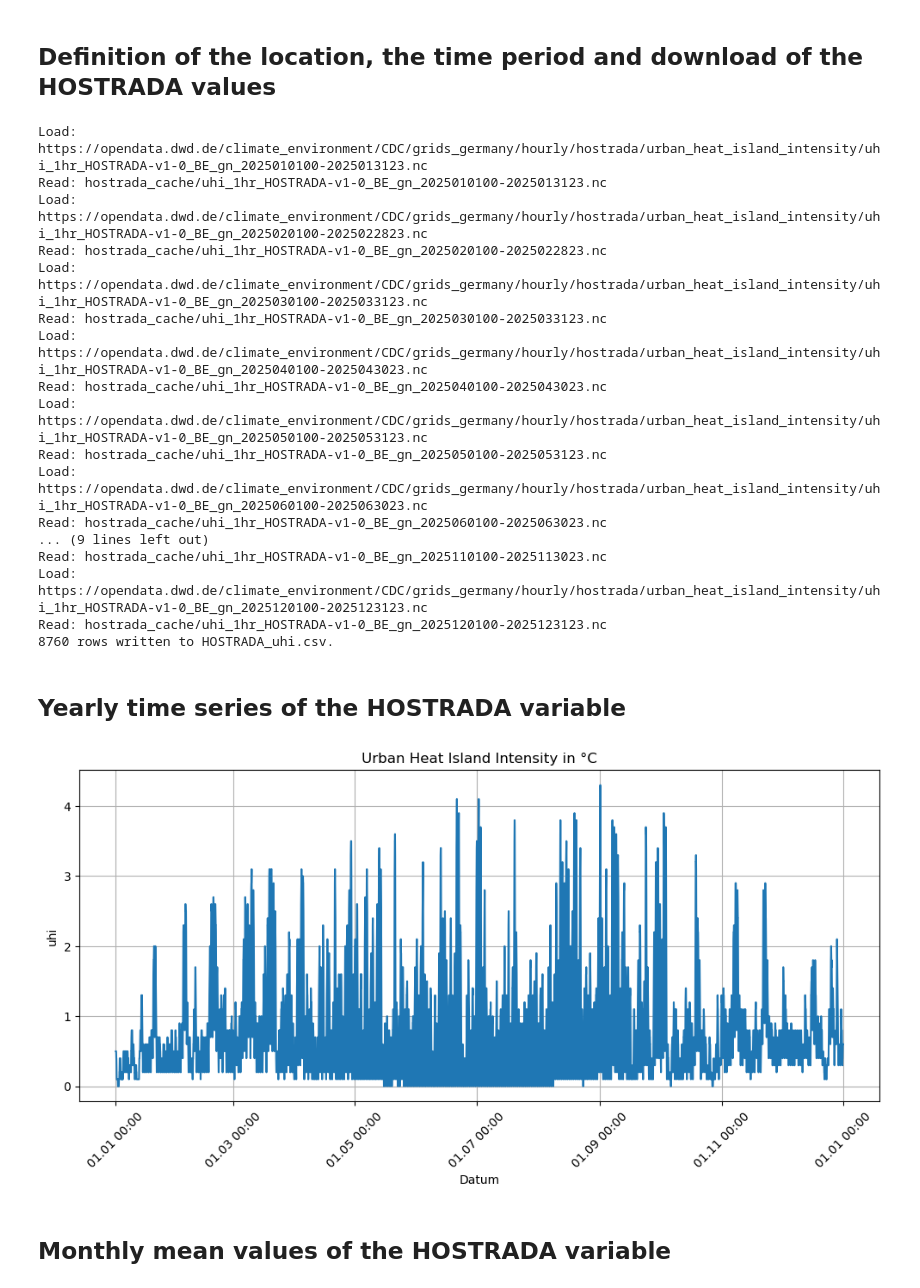
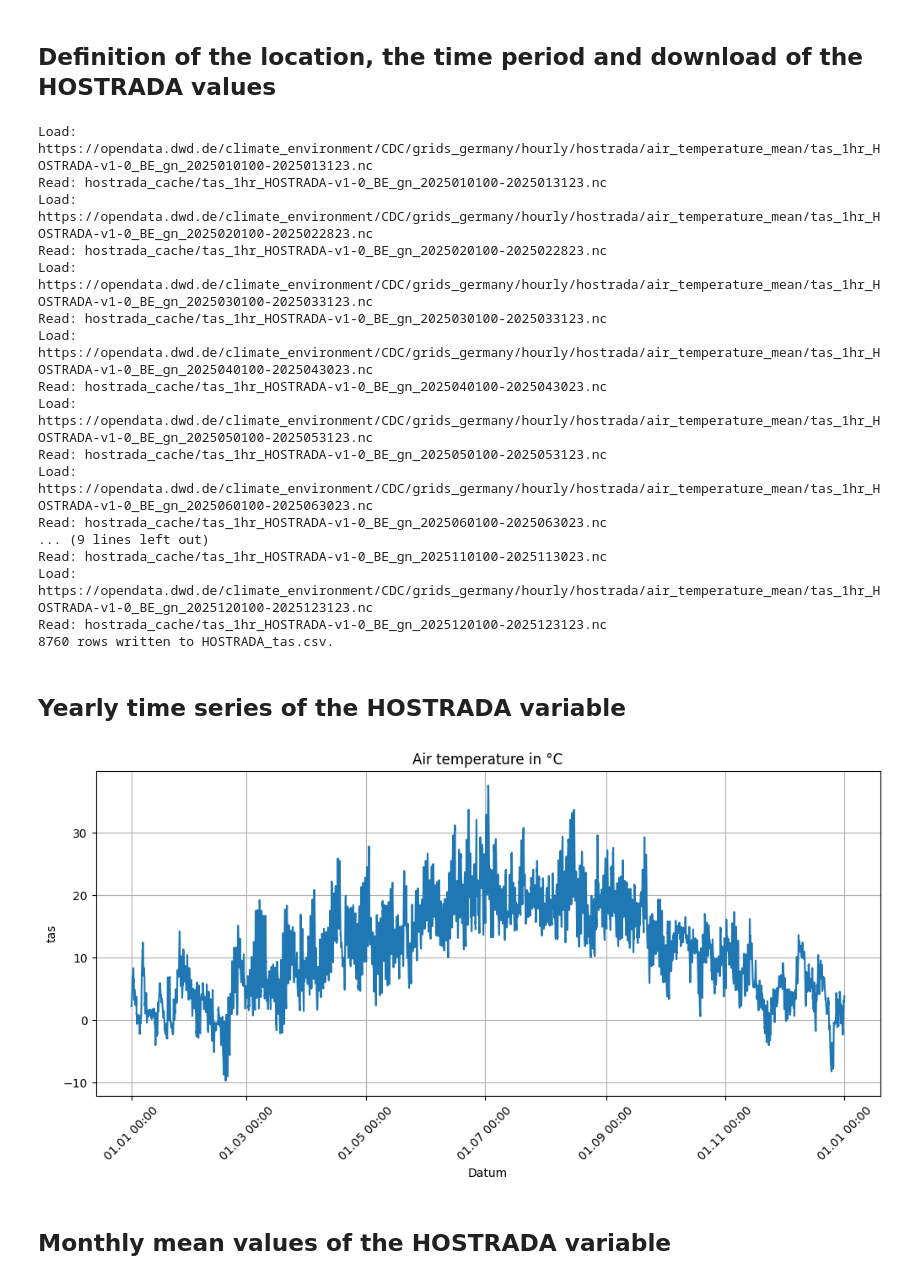
Before and after one commit to UdK-VPT/hostrada4py, a Jupyter notebook: hostradaPoint.ipynb, the cells around one changed output. Drawn from its saved outputs; the diff is of its cells as text; code cells hidden in the pictures.

```diff
--- a/hostradaPoint.ipynb
+++ b/hostradaPoint.ipynb
@@ -20,3 +10,13 @@ HOSTRADA_VAR = "uhi" # Urban Heat Island Intensity
+# %%
+HOSTRADA_VAR = "tas" # Outside air temperature
+#HOSTRADA_VAR = "sfcWind" # Wind speed
+#HOSTRADA_VAR = "sfcWind_direction" # Wind direction
+#HOSTRADA_VAR = "uhi" # Urban Heat Island Intensity
+#HOSTRADA_VAR = "rsds" # Global radiation
+#HOSTRADA_VAR = "clt" # Cloud cover
+#HOSTRADA_VAR = "hurs" # Relative humidity
+#HOSTRADA_VAR = "mixr" # Water vapor mixing ratio
+#HOSTRADA_VAR = "tdew" # Dew point temperature
 # %% [markdown]
 ## Definition of the location, the time period and download of the HOSTRADA values
 # %%
@@ -51,23 +51,23 @@ fn = "HOSTRADA_" + HOSTRADA_VAR + ".csv"
 df.to_csv(fn, index=False)
 print(f"{len(df)} rows written to {fn}.")
 # %% [output]
-Load: https://opendata.dwd.de/climate_environment/CDC/grids_germany/hourly/hostrada/urban_heat_island_intensity/uhi_1hr_HOSTRADA-v1-0_BE_gn_2025010100-2025013123.nc
-Read: hostrada_cache/uhi_1hr_HOSTRADA-v1-0_BE_gn_2025010100-2025013123.nc
-Load: https://opendata.dwd.de/climate_environment/CDC/grids_germany/hourly/hostrada/urban_heat_island_intensity/uhi_1hr_HOSTRADA-v1-0_BE_gn_2025020100-2025022823.nc
-Read: hostrada_cache/uhi_1hr_HOSTRADA-v1-0_BE_gn_2025020100-2025022823.nc
-Load: https://opendata.dwd.de/climate_environment/CDC/grids_germany/hourly/hostrada/urban_heat_island_intensity/uhi_1hr_HOSTRADA-v1-0_BE_gn_2025030100-2025033123.nc
-Read: hostrada_cache/uhi_1hr_HOSTRADA-v1-0_BE_gn_2025030100-2025033123.nc
-Load: https://opendata.dwd.de/climate_environment/CDC/grids_germany/hourly/hostrada/urban_heat_island_intensity/uhi_1hr_HOSTRADA-v1-0_BE_gn_2025040100-2025043023.nc
-Read: hostrada_cache/uhi_1hr_HOSTRADA-v1-0_BE_gn_2025040100-2025043023.nc
-Load: https://opendata.dwd.de/climate_environment/CDC/grids_germany/hourly/hostrada/urban_heat_island_intensity/uhi_1hr_HOSTRADA-v1-0_BE_gn_2025050100-2025053123.nc
-Read: hostrada_cache/uhi_1hr_HOSTRADA-v1-0_BE_gn_2025050100-2025053123.nc
-Load: https://opendata.dwd.de/climate_environment/CDC/grids_germany/hourly/hostrada/urban_heat_island_intensity/uhi_1hr_HOSTRADA-v1-0_BE_gn_2025060100-2025063023.nc
-Read: hostrada_cache/uhi_1hr_HOSTRADA-v1-0_BE_gn_2025060100-2025063023.nc
+Load: https://opendata.dwd.de/climate_environment/CDC/grids_germany/hourly/hostrada/air_temperature_mean/tas_1hr_HOSTRADA-v1-0_BE_gn_2025010100-2025013123.nc
+Read: hostrada_cache/tas_1hr_HOSTRADA-v1-0_BE_gn_2025010100-2025013123.nc
+Load: https://opendata.dwd.de/climate_environment/CDC/grids_germany/hourly/hostrada/air_temperature_mean/tas_1hr_HOSTRADA-v1-0_BE_gn_2025020100-2025022823.nc
+Read: hostrada_cache/tas_1hr_HOSTRADA-v1-0_BE_gn_2025020100-2025022823.nc
+Load: https://opendata.dwd.de/climate_environment/CDC/grids_germany/hourly/hostrada/air_temperature_mean/tas_1hr_HOSTRADA-v1-0_BE_gn_2025030100-2025033123.nc
+Read: hostrada_cache/tas_1hr_HOSTRADA-v1-0_BE_gn_2025030100-2025033123.nc
+Load: https://opendata.dwd.de/climate_environment/CDC/grids_germany/hourly/hostrada/air_temperature_mean/tas_1hr_HOSTRADA-v1-0_BE_gn_2025040100-2025043023.nc
+Read: hostrada_cache/tas_1hr_HOSTRADA-v1-0_BE_gn_2025040100-2025043023.nc
+Load: https://opendata.dwd.de/climate_environment/CDC/grids_germany/hourly/hostrada/air_temperature_mean/tas_1hr_HOSTRADA-v1-0_BE_gn_2025050100-2025053123.nc
+Read: hostrada_cache/tas_1hr_HOSTRADA-v1-0_BE_gn_2025050100-2025053123.nc
+Load: https://opendata.dwd.de/climate_environment/CDC/grids_germany/hourly/hostrada/air_temperature_mean/tas_1hr_HOSTRADA-v1-0_BE_gn_2025060100-2025063023.nc
+Read: hostrada_cache/tas_1hr_HOSTRADA-v1-0_BE_gn_2025060100-2025063023.nc
 ... (9 lines left out)
-Read: hostrada_cache/uhi_1hr_HOSTRADA-v1-0_BE_gn_2025110100-2025113023.nc
-Load: https://opendata.dwd.de/climate_environment/CDC/grids_germany/hourly/hostrada/urban_heat_island_intensity/uhi_1hr_HOSTRADA-v1-0_BE_gn_2025120100-2025123123.nc
-Read: hostrada_cache/uhi_1hr_HOSTRADA-v1-0_BE_gn_2025120100-2025123123.nc
-8760 rows written to HOSTRADA_uhi.csv.
+Read: hostrada_cache/tas_1hr_HOSTRADA-v1-0_BE_gn_2025110100-2025113023.nc
+Load: https://opendata.dwd.de/climate_environment/CDC/grids_germany/hourly/hostrada/air_temperature_mean/tas_1hr_HOSTRADA-v1-0_BE_gn_2025120100-2025123123.nc
+Read: hostrada_cache/tas_1hr_HOSTRADA-v1-0_BE_gn_2025120100-2025123123.nc
+8760 rows written to HOSTRADA_tas.csv.
 # %% [markdown]
 ## Yearly time series of the HOSTRADA variable
 # %%
@@ -80,34 +80,36 @@ ax.plot(df["time"], df[HOSTRADA_VAR])
 ax.set_xlabel("Datum")
 ax.set_ylabel(HOSTRADA_VAR)
 
 if HOSTRADA_VAR == "tas":
     title = "Air temperature in °C"
 elif HOSTRADA_VAR == "uhi":
     title = "Urban Heat Island Intensity in °C"
 elif HOSTRADA_VAR == "sfcWind":
     title = "Wind speed in m/s"
 elif HOSTRADA_VAR == "sfcWind_direction":
     title = "Wind direction in degree"
 elif HOSTRADA_VAR == "rsds":
     title = "Global radiation in W/m2"
 elif HOSTRADA_VAR == "clt":
     title = "Cloud cover in eighth"
 elif HOSTRADA_VAR == "hurs":
     title = "Relative humidity in percent"
 elif HOSTRADA_VAR == "tdew":
     title = "Dew point temperature in °C"
+elif HOSTRADA_VAR == "mixr":
+    title = "Water vapor mixing ratio in g H20/kg dry air"
 else:
     title = "unknown"
 
 ax.set_title(title)
 ax.xaxis.set_major_formatter(mdates.DateFormatter("%d.%m %H:%M"))
 ax.xaxis.set_major_locator(mdates.AutoDateLocator())
 
 plt.xticks(rotation=45)
 plt.grid(True)
 plt.show()
 # %% [output]
-[figure, old version]
+[figure, new version]
 # %% [markdown]
 ## Monthly mean values of the HOSTRADA variable
 # %%
```
Also changed, not shown: parts of 6 cells of this notebook, 11 other files.
